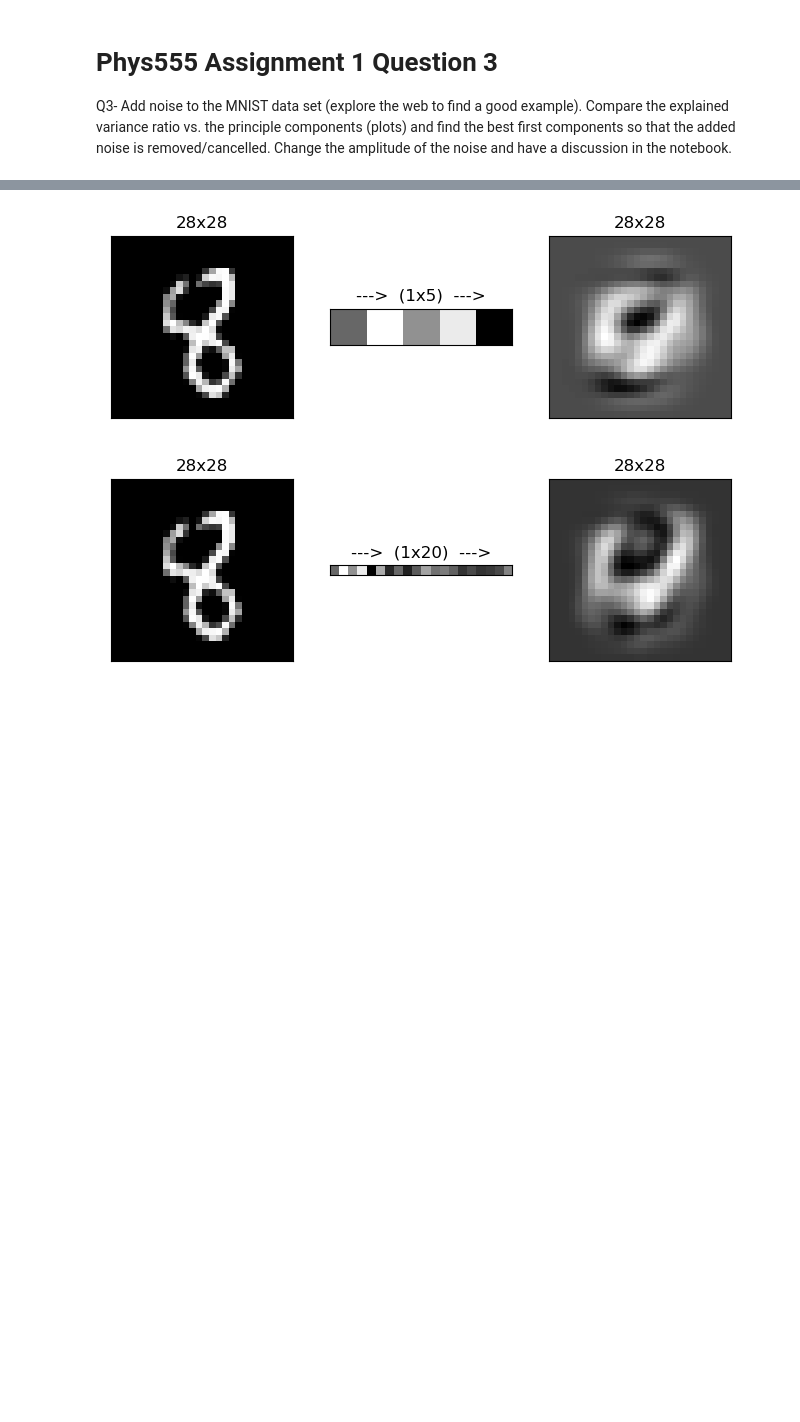
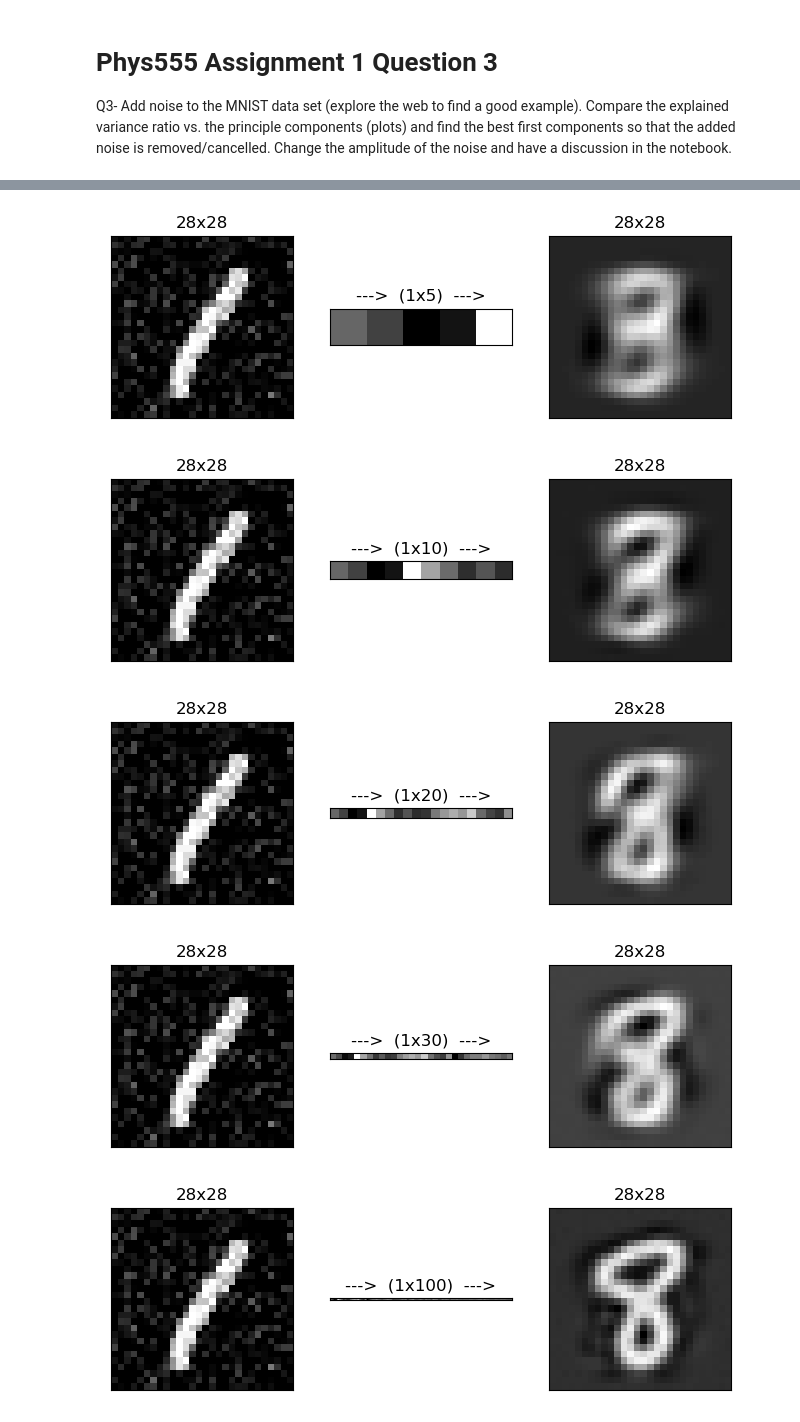
Before and after one commit to karlzam/school, a Jupyter notebook: phys555/assignment01/A1Q3-KZammit.ipynb, the cells around one changed output, grey strips where cells are left out. Cells and saved outputs as stored; diff of their text form; code cells hidden in the pictures; blank space fills up the shorter version.

```diff
--- a/phys555/assignment01/A1Q3-KZammit.ipynb
+++ b/phys555/assignment01/A1Q3-KZammit.ipynb
@@ -11,0 +14,21 @@ from tensorflow.keras.datasets import mnist
+# %%
+(inp_tr, tar_tr), (inp_va, tar_va) = mnist.load_data()
+inp_tr = inp_tr/255.
+inp_va = inp_va/255.
+inp_tr=np.reshape(inp_tr,(-1,28*28))
+inp_va=np.reshape(inp_va,(-1,28*28))
+
+print(inp_tr.shape)
+
+# Would you add noise to the validation set as well? I don't think so...
+
+noisy_images_tr = skimage.util.random_noise(inp_tr, mode='gaussian', seed=None, clip=True, var=0.02)
+#noisy_images = skimage.util.random_noise(inp_tr, mode='s&p', seed=None, clip=True, amount=0.1)
+#noisy_images = skimage.util.random_noise(inp_tr, mode='localvar', seed=None, clip=True)
+print(noisy_images_tr.shape)
+
+# Look at the first image with noise
+fig, (ax1, ax2) = plt.subplots(1,2)
+ax1.imshow(inp_tr[0].reshape(28,28),cmap='gray')
+ax2.imshow(noisy_images_tr[0].reshape(28,28),cmap='gray')
+plt.title('Original Image vs Added Noise')
@@ -12,42 +40,39 @@ from tensorflow.keras.datasets import mnist
 # %%
-(inp_tr, tar_tr), (inp_va, tar_va) = mnist.load_data()
-inp_tr = inp_tr/255.
-inp_va = inp_va/255.
-inp_tr=np.reshape(inp_tr,(-1,28*28))
-inp_va=np.reshape(inp_va,(-1,28*28))
-
 n_pic = np.random.choice(np.arange(len(inp_va)))
 
-for kc in [5,20, 50, 100, 400]:
+for kc in [5,10,20,30,100,300]:
     n_components=kc
     pca=PCA(n_components=n_components)
 
-    pca.fit(inp_tr)
-    inp_tr_pca = pca.transform(inp_tr)
+    pca.fit(noisy_images_tr)
+    inp_tr_pca = pca.transform(noisy_images_tr)
     inp_va_pca = pca.transform(inp_va)
 
     sx= int(np.sqrt(n_components))
     sy= int(np.sqrt(n_components))
     plt.figure(n_pic, figsize=(8,8))
     approximation = pca.inverse_transform(inp_va_pca[n_pic]) # re-constract the image
     fig = plt.figure(n_pic)
     plt.subplot(1, 3, 1)
-    plt.imshow(inp_tr[n_pic].reshape(28,28),cmap='gray')
+    plt.imshow(noisy_images_tr[n_pic].reshape(28,28),cmap='gray')
     plt.title('28x28')
     plt.xticks([])
     plt.yticks([])
     plt.subplot(1, 3, 2)
     plt.imshow(inp_va_pca[n_pic].reshape((-1, n_components)),cmap='gray')
     plt.title('--->  (1x'+str(n_components)+')  --->')
     plt.xticks([])
     plt.yticks([])
     plt.subplot(1, 3, 3)
     plt.imshow(approximation.reshape(28,28),cmap='gray')
     plt.title('28x28')
     plt.xticks([])
     plt.yticks([])
 
     plt.show()
 # %% [output]
-[figure, old version]
+[figure, new version]
-[figure, old version]
+[figure, new version]
+[figure, added]
+[figure, added]
+[figure, added]
```
Also changed, not shown: parts of 4 cells of this notebook.
